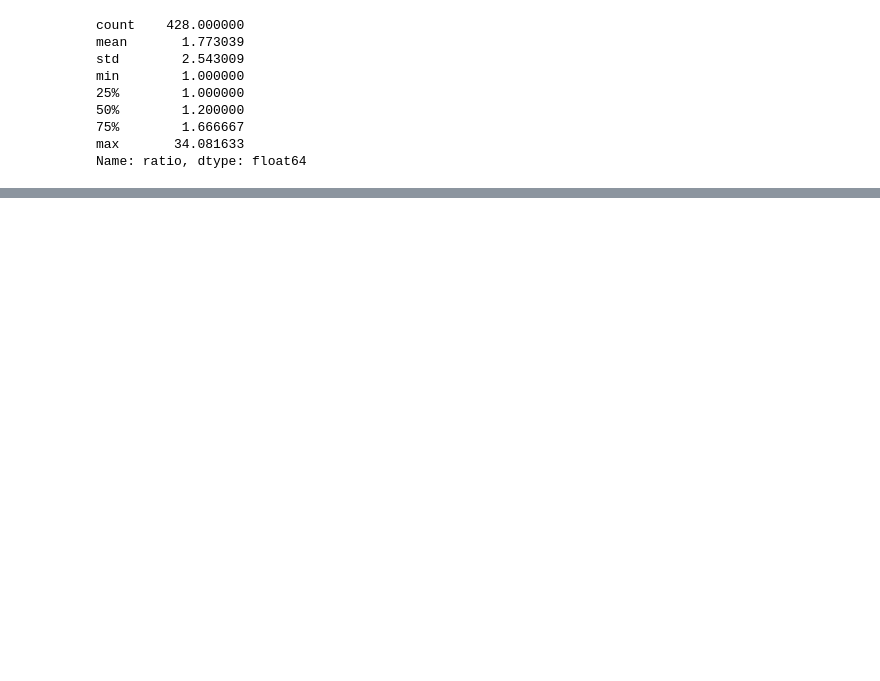
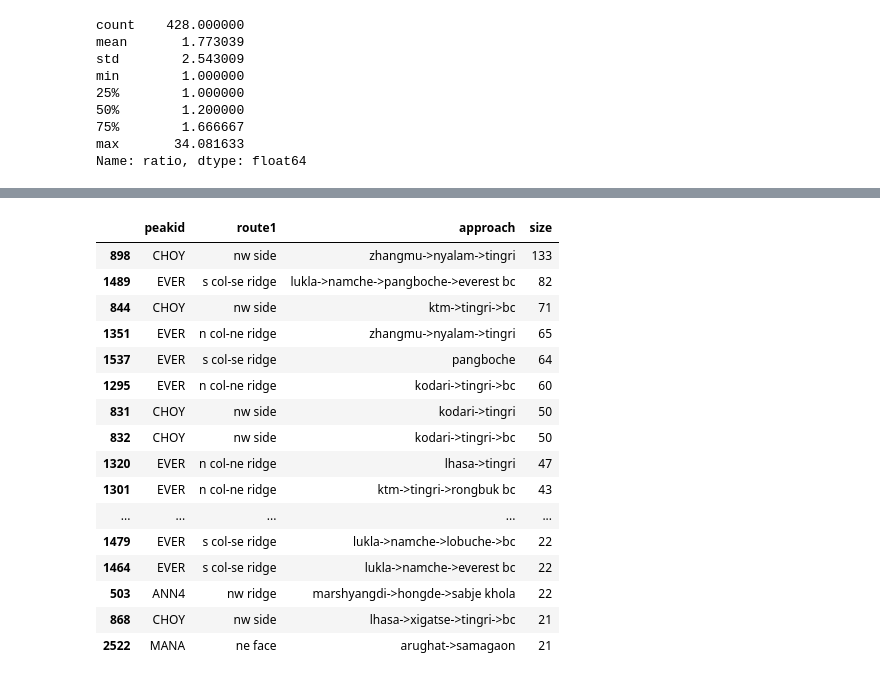
Before and after one commit to bastien-winant/himalayan-db-pipeline, a Jupyter notebook: notebooks/exploratory_data_analysis.ipynb, the cells around one changed output, grey strips where cells are left out. Cells and saved outputs as stored; diff of their text form; code cells hidden in the pictures; blank space fills up the shorter version.

```diff
--- a/notebooks/exploratory_data_analysis.ipynb
+++ b/notebooks/exploratory_data_analysis.ipynb
@@ -403,0 +479,20 @@ Despite the high prevalence of unique routes, there is a substantial subset of f
+# %%
+peak_route_approaches.loc[peak_route_approaches["size"] > 20].sort_values(by="size", ascending=False)
+# %% [output]
+|  | peakid | route1 | approach | size |
+| 898 | CHOY | nw side | zhangmu->nyalam->tingri | 133 |
+| 1489 | EVER | s col-se ridge | lukla->namche->pangboche->everest bc | 82 |
+| 844 | CHOY | nw side | ktm->tingri->bc | 71 |
+| 1351 | EVER | n col-ne ridge | zhangmu->nyalam->tingri | 65 |
+| 1537 | EVER | s col-se ridge | pangboche | 64 |
+| 1295 | EVER | n col-ne ridge | kodari->tingri->bc | 60 |
+| 831 | CHOY | nw side | kodari->tingri | 50 |
+| 832 | CHOY | nw side | kodari->tingri->bc | 50 |
+| 1320 | EVER | n col-ne ridge | lhasa->tingri | 47 |
+| 1301 | EVER | n col-ne ridge | ktm->tingri->rongbuk bc | 43 |
+| ... | ... | ... | ... | ... |
+| 1479 | EVER | s col-se ridge | lukla->namche->lobuche->bc | 22 |
+| 1464 | EVER | s col-se ridge | lukla->namche->everest bc | 22 |
+| 503 | ANN4 | nw ridge | marshyangdi->hongde->sabje khola | 22 |
+| 868 | CHOY | nw side | lhasa->xigatse->tingri->bc | 21 |
+| 2522 | MANA | ne face | arughat->samagaon | 21 |
```
Also changed, not shown: parts of 28 cells of this notebook.
